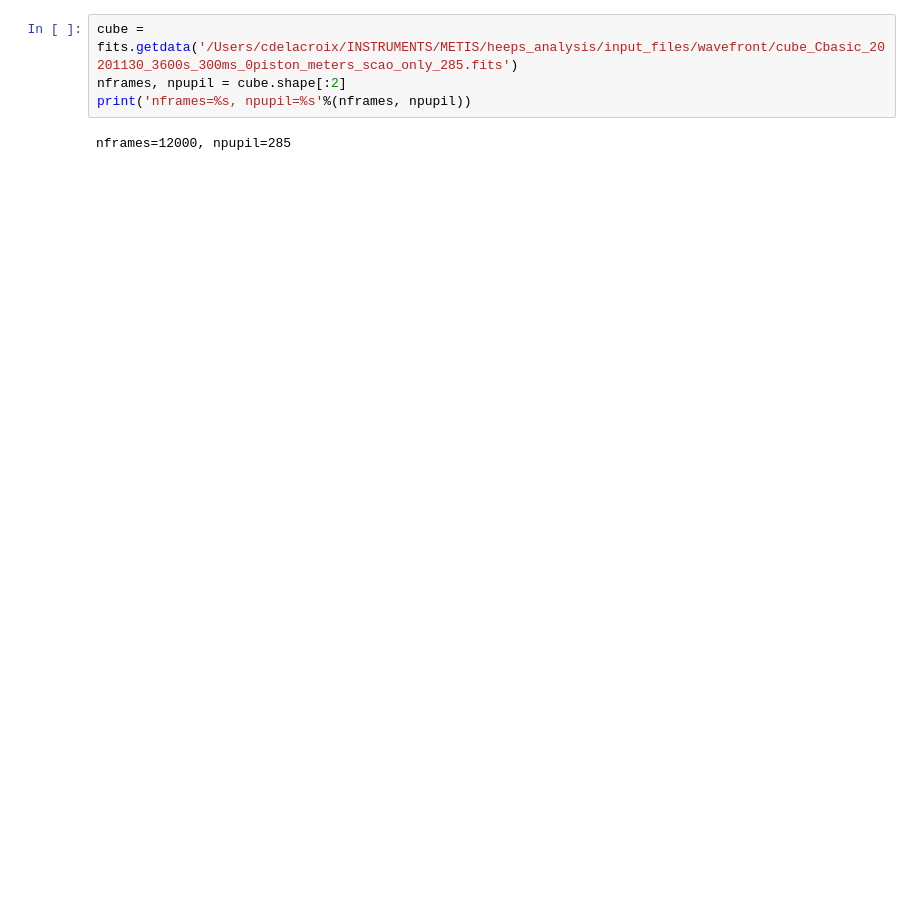
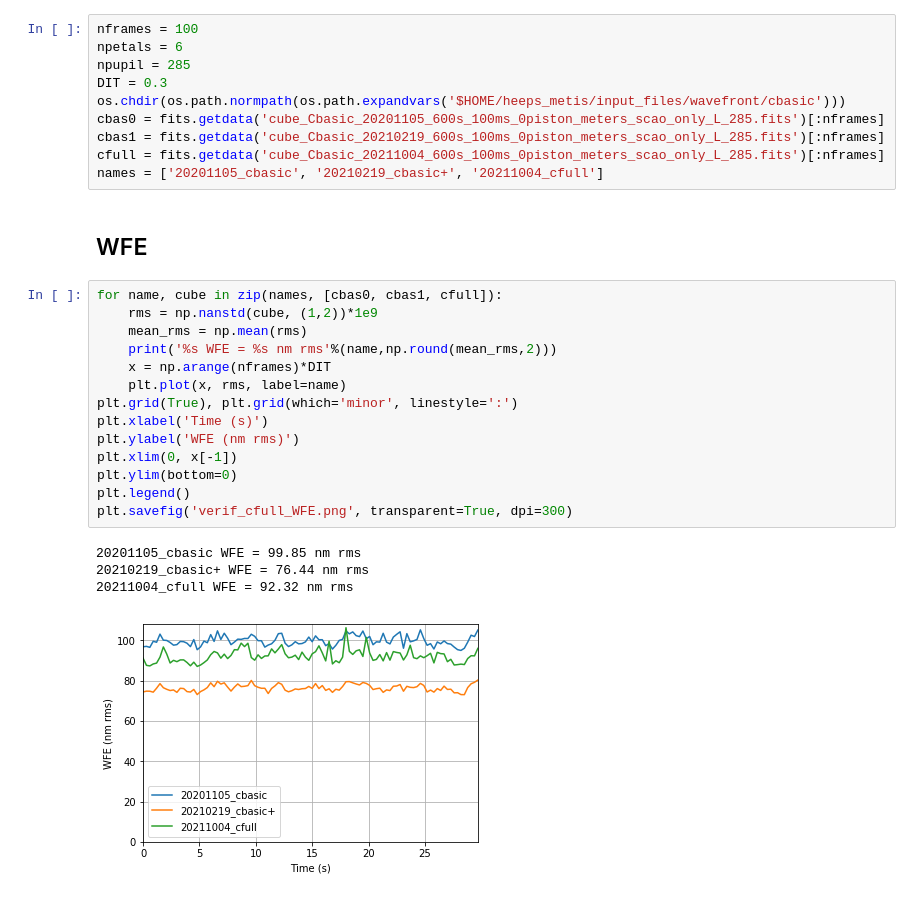
Before and after one commit to vortex-exoplanet/HEEPS, a Jupyter notebook: tools/petal_piston.ipynb, the cells around one changed output. Drawn from its saved outputs; the diff is of its cells as text; blank space fills up the shorter version.

```diff
--- a/tools/petal_piston.ipynb
+++ b/tools/petal_piston.ipynb
@@ -9,6 +8,31 @@ Populating the interactive namespace from numpy and matplotlib
-# %%
-cube = fits.getdata('/Users/cdelacroix/INSTRUMENTS/METIS/heeps_analysis/input_files/wavefront/cube_Cbasic_20201130_3600s_300ms_0piston_meters_scao_only_285.fits')
-nframes, npupil = cube.shape[:2]
-print('nframes=%s, npupil=%s'%(nframes, npupil))
-# %% [output]
-nframes=12000, npupil=285
+# %%
+nframes = 100
+npetals = 6
+npupil = 285
+DIT = 0.3
+os.chdir(os.path.normpath(os.path.expandvars('$HOME/heeps_metis/input_files/wavefront/cbasic')))
+cbas0 = fits.getdata('cube_Cbasic_20201105_600s_100ms_0piston_meters_scao_only_L_285.fits')[:nframes]
+cbas1 = fits.getdata('cube_Cbasic_20210219_600s_100ms_0piston_meters_scao_only_L_285.fits')[:nframes]
+cfull = fits.getdata('cube_Cbasic_20211004_600s_100ms_0piston_meters_scao_only_L_285.fits')[:nframes]
+names = ['20201105_cbasic', '20210219_cbasic+', '20211004_cfull']
+# %% [markdown]
+## WFE
+# %%
+for name, cube in zip(names, [cbas0, cbas1, cfull]):
+    rms = np.nanstd(cube, (1,2))*1e9
+    mean_rms = np.mean(rms)
+    print('%s WFE = %s nm rms'%(name,np.round(mean_rms,2)))
+    x = np.arange(nframes)*DIT
+    plt.plot(x, rms, label=name)
+plt.grid(True), plt.grid(which='minor', linestyle=':')
+plt.xlabel('Time (s)')
+plt.ylabel('WFE (nm rms)')
+plt.xlim(0, x[-1])
+plt.ylim(bottom=0)
+plt.legend()
+plt.savefig('verif_cfull_WFE.png', transparent=True, dpi=300)
+# %% [output]
+20201105_cbasic WFE = 99.85 nm rms
+20210219_cbasic+ WFE = 76.44 nm rms
+20211004_cfull WFE = 92.32 nm rms
+[figure, added]
```
Also changed, not shown: parts of 9 cells of this notebook, 5 other files.
